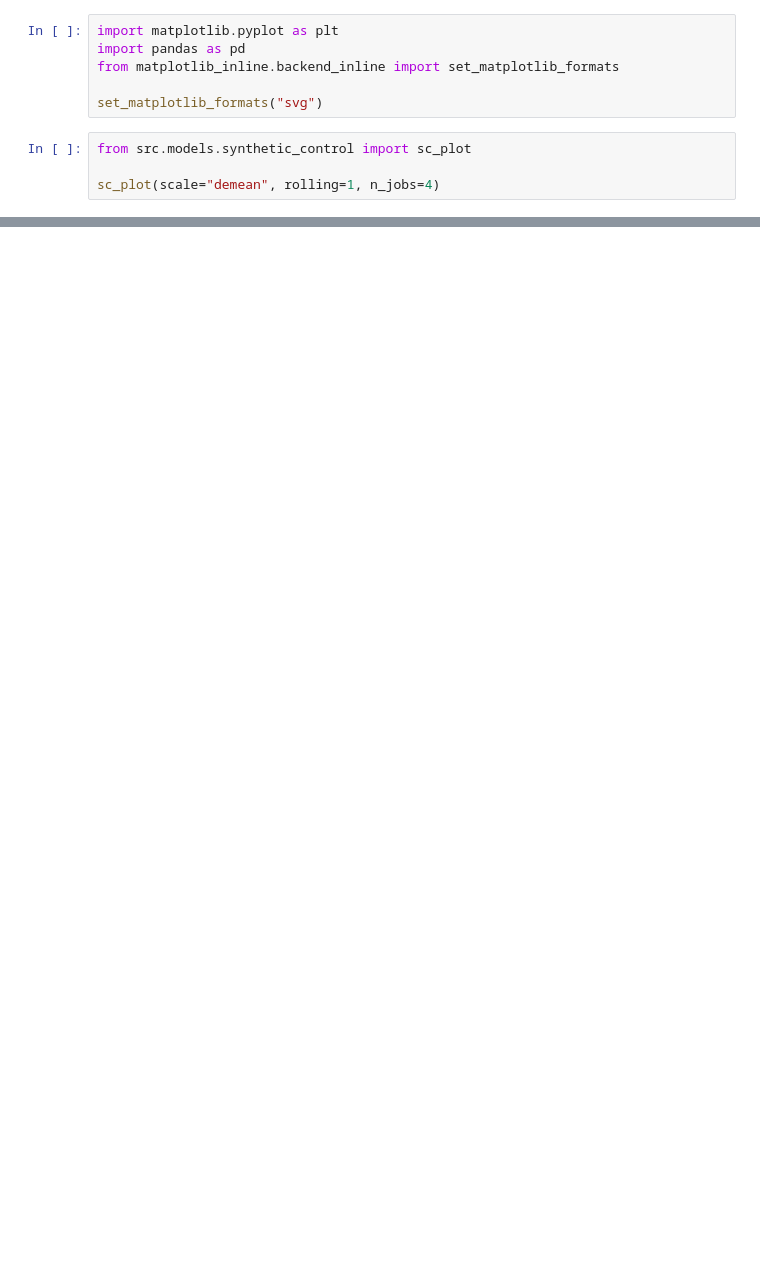
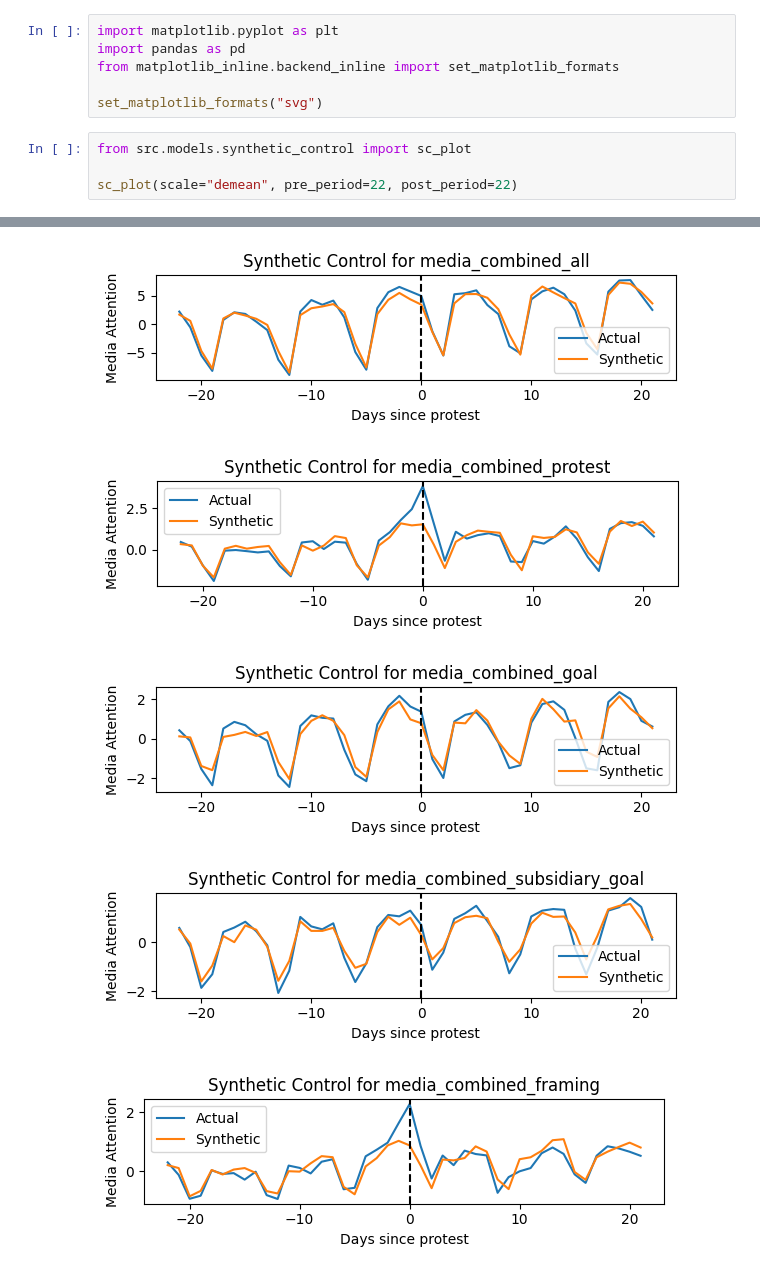
Before and after one commit to davidpomerenke/protest-impact, a Jupyter notebook: notebooks/synthetic_control.ipynb, the cells around one changed output, grey strips where cells are left out. Drawn from its saved outputs; the diff is of its cells as text; blank space fills up the shorter version.

```diff
--- a/notebooks/synthetic_control.ipynb
+++ b/notebooks/synthetic_control.ipynb
@@ -7,6 +7,6 @@ set_matplotlib_formats("svg")
 # %%
 from src.models.synthetic_control import sc_plot
 
-sc_plot(scale="demean", rolling=1, n_jobs=4)
+sc_plot(scale="demean", pre_period=22, post_period=22)
 # %% [output]
 No control regions for Bayern on 2021-03-19 00:00:00
@@ -21,0 +25,5 @@ No control regions for Thüringen on 2021-03-19 00:00:00
+[figure, added]
+[figure, added]
+[figure, added]
+[figure, added]
+[figure, added]
```
Also changed, not shown: parts of 3 cells of this notebook, 6 other files.
